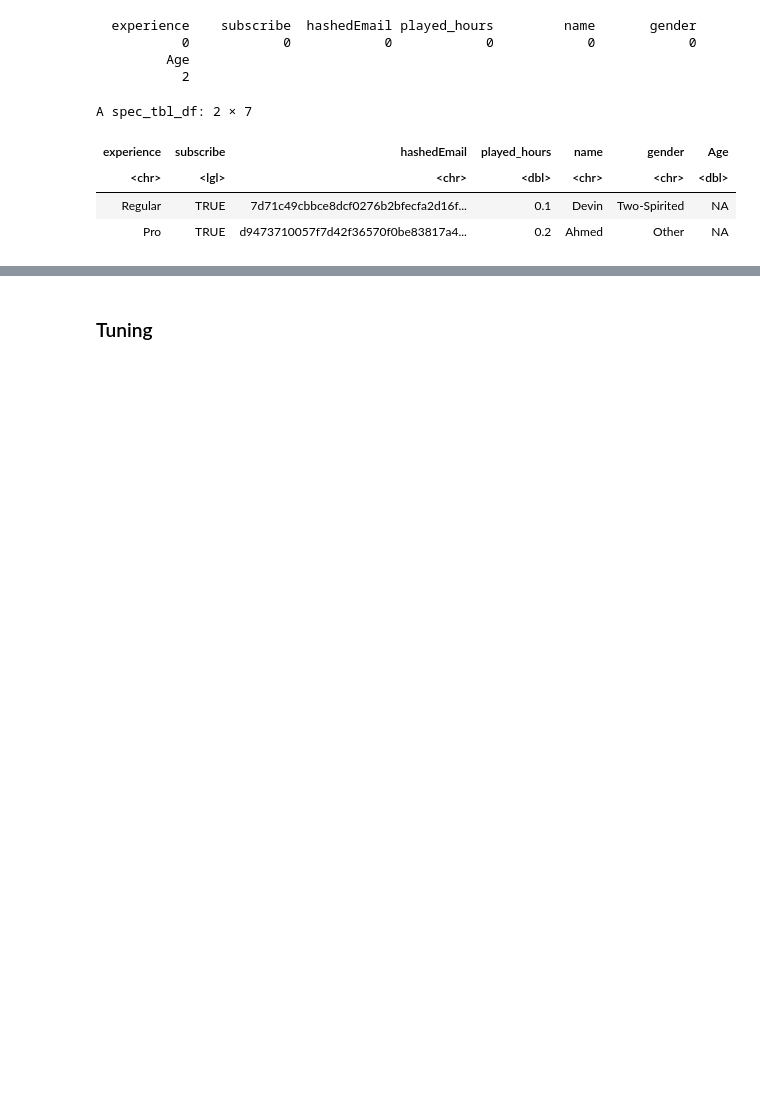
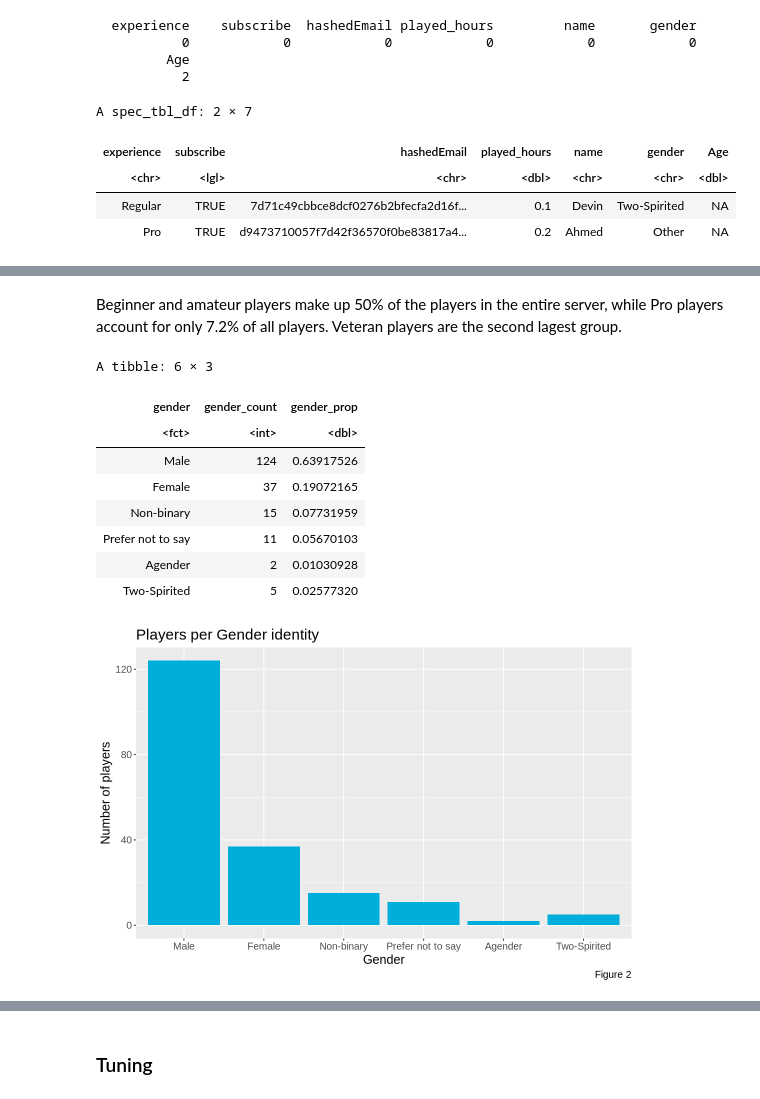
Before and after one commit to Mateo-dmngz-D/dsci-100-project, a Jupyter notebook: The_project.ipynb, the cells around one changed output, grey strips where cells are left out. Cells and saved outputs as stored; diff of their text form; code cells hidden in the pictures; blank space fills up the shorter version.

```diff
--- a/The_project.ipynb
+++ b/The_project.ipynb
@@ -177,0 +170,30 @@ A tibble: 194 × 5
+# %% [markdown]
+Beginner and amateur players make up 50% of the players in the entire server, while Pro players account for only 7.2% of all players. Veteran players are the second lagest group.
+# %%
+gender_stats <- players_clean |>
+    group_by(gender) |>
+    summarize(gender_count = n()) |>
+    mutate(gender_prop = gender_count / 194)
+gender_stats
+
+gender_plot <- gender_stats |>
+    ggplot(aes(x = gender, y = gender_count)) +
+    geom_bar(stat = "identity", fill = "#00aedb") +
+    labs(x = "Gender",
+         y = "Number of players",
+         title = "Players per Gender identity",
+         caption = "Figure 2") +
+    theme(text = element_text(size = 15))
+
+gender_plot
+# %% [output]
+A tibble: 6 × 3
+| gender | gender_count | gender_prop |
+| <fct> | <int> | <dbl> |
+| Male | 124 | 0.63917526 |
+| Female | 37 | 0.19072165 |
+| Non-binary | 15 | 0.07731959 |
+| Prefer not to say | 11 | 0.05670103 |
+| Agender | 2 | 0.01030928 |
+| Two-Spirited | 5 | 0.02577320 |
+[figure, added]
```
Also changed, not shown: parts of 37 cells of this notebook.
